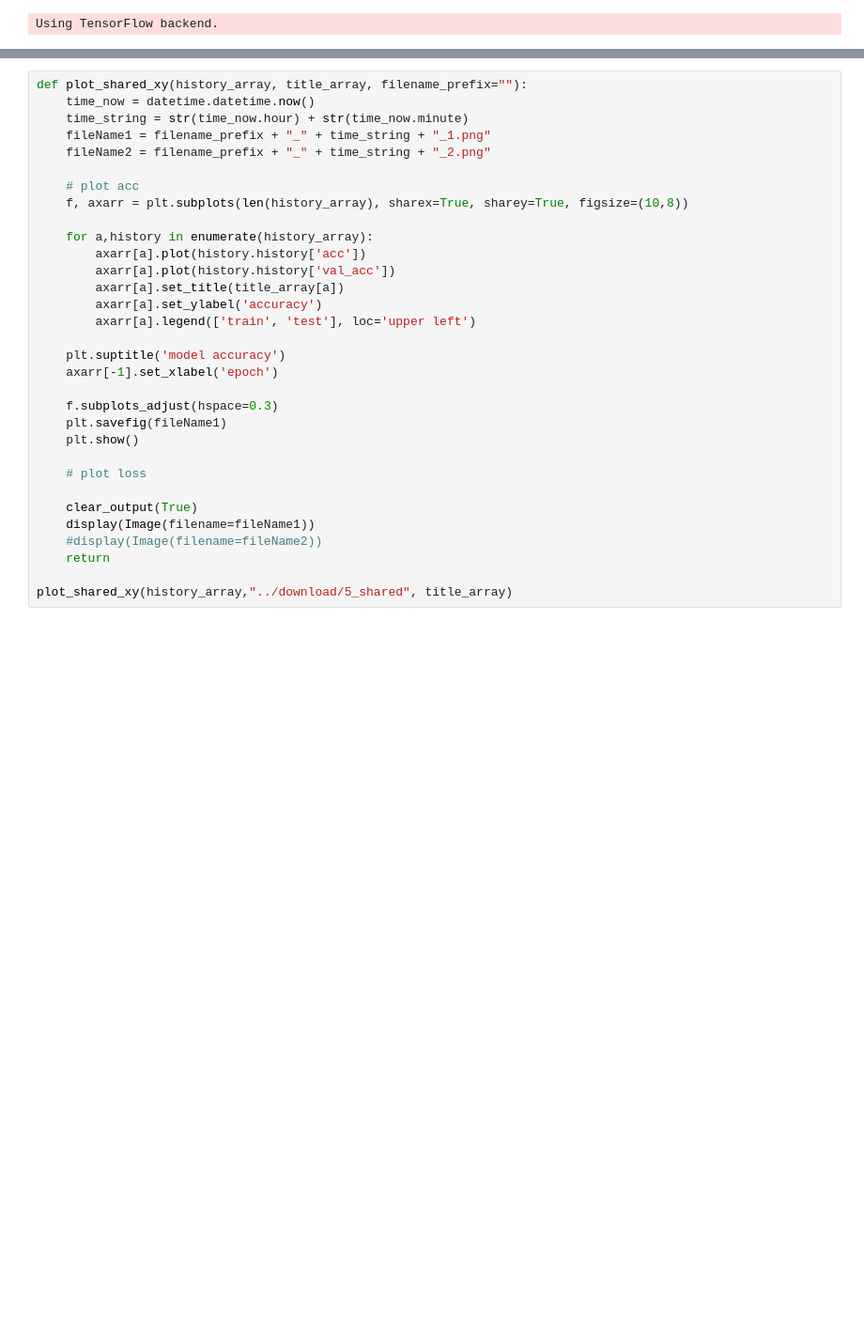
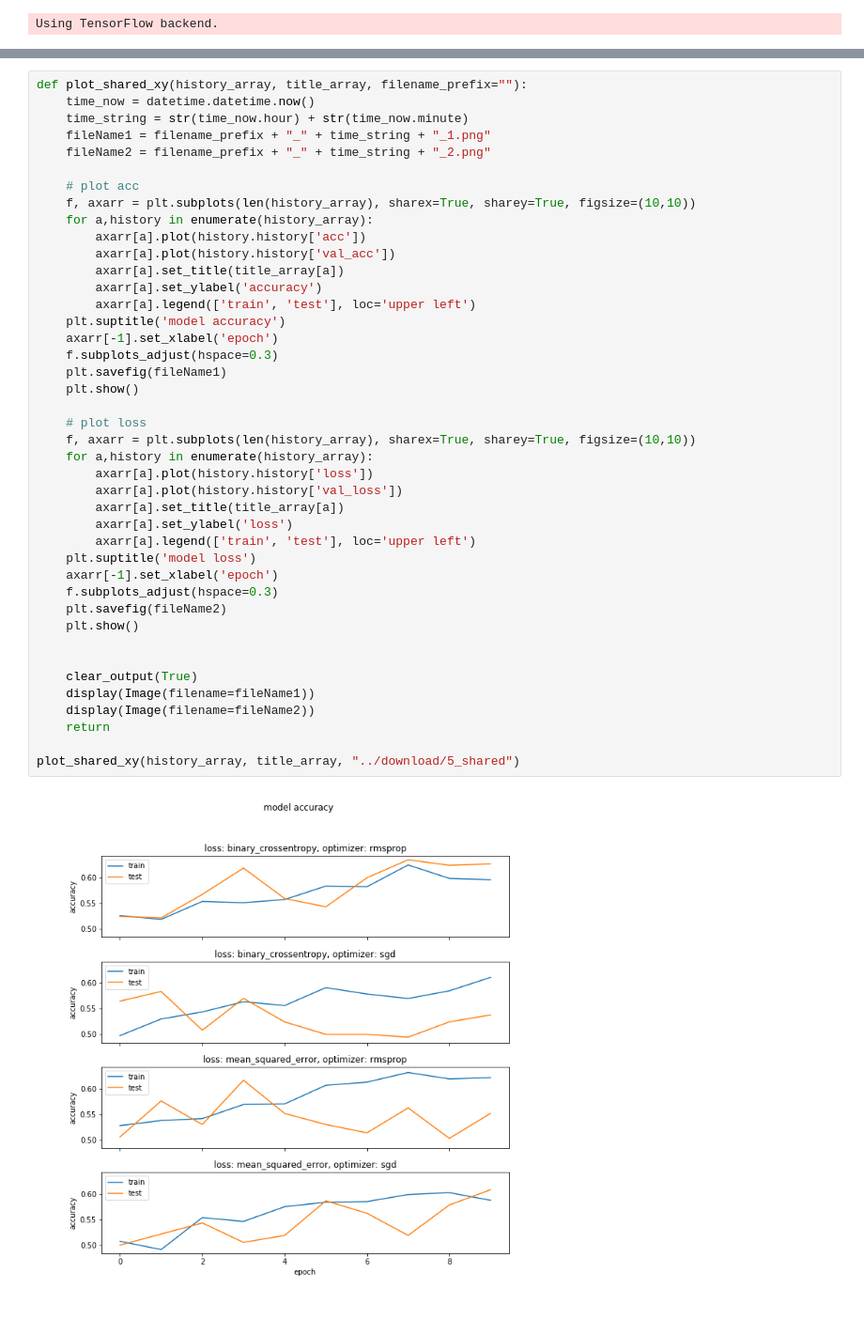
Before and after one commit to linoba/melanoma-classification, a Jupyter notebook: ISIC/5_hypterparam_lossfunction_optimizer.ipynb, the cells around one changed output, grey strips where cells are left out. Shown at 94% size. Drawn from its saved outputs; the diff is of its cells as text; blank space fills up the shorter version.

```diff
--- a/ISIC/5_hypterparam_lossfunction_optimizer.ipynb
+++ b/ISIC/5_hypterparam_lossfunction_optimizer.ipynb
@@ -168,32 +167,44 @@ Found 841 images belonging to 2 classes.
 # %%
 def plot_shared_xy(history_array, title_array, filename_prefix=""):
     time_now = datetime.datetime.now()
     time_string = str(time_now.hour) + str(time_now.minute)
     fileName1 = filename_prefix + "_" + time_string + "_1.png"
     fileName2 = filename_prefix + "_" + time_string + "_2.png"
 
     # plot acc
-    f, axarr = plt.subplots(len(history_array), sharex=True, sharey=True, figsize=(10,8))
-
+    f, axarr = plt.subplots(len(history_array), sharex=True, sharey=True, figsize=(10,10))
     for a,history in enumerate(history_array):
         axarr[a].plot(history.history['acc'])
         axarr[a].plot(history.history['val_acc'])
         axarr[a].set_title(title_array[a])
         axarr[a].set_ylabel('accuracy')
         axarr[a].legend(['train', 'test'], loc='upper left')
-
     plt.suptitle('model accuracy')
     axarr[-1].set_xlabel('epoch')
-
     f.subplots_adjust(hspace=0.3)
     plt.savefig(fileName1)
     plt.show()
 
     # plot loss
+    f, axarr = plt.subplots(len(history_array), sharex=True, sharey=True, figsize=(10,10))
+    for a,history in enumerate(history_array):
+        axarr[a].plot(history.history['loss'])
+        axarr[a].plot(history.history['val_loss'])
+        axarr[a].set_title(title_array[a])
+        axarr[a].set_ylabel('loss')
+        axarr[a].legend(['train', 'test'], loc='upper left')
+    plt.suptitle('model loss')
+    axarr[-1].set_xlabel('epoch')
+    f.subplots_adjust(hspace=0.3)
+    plt.savefig(fileName2)
+    plt.show()
+
 
     clear_output(True)
     display(Image(filename=fileName1))
-    #display(Image(filename=fileName2))
+    display(Image(filename=fileName2))
     return
 
-plot_shared_xy(history_array,"../download/5_shared", title_array)
+plot_shared_xy(history_array, title_array, "../download/5_shared")
+# %% [output]
+[figure, added]
```
Also changed, not shown: parts of 3 cells of this notebook, 1 other file.
